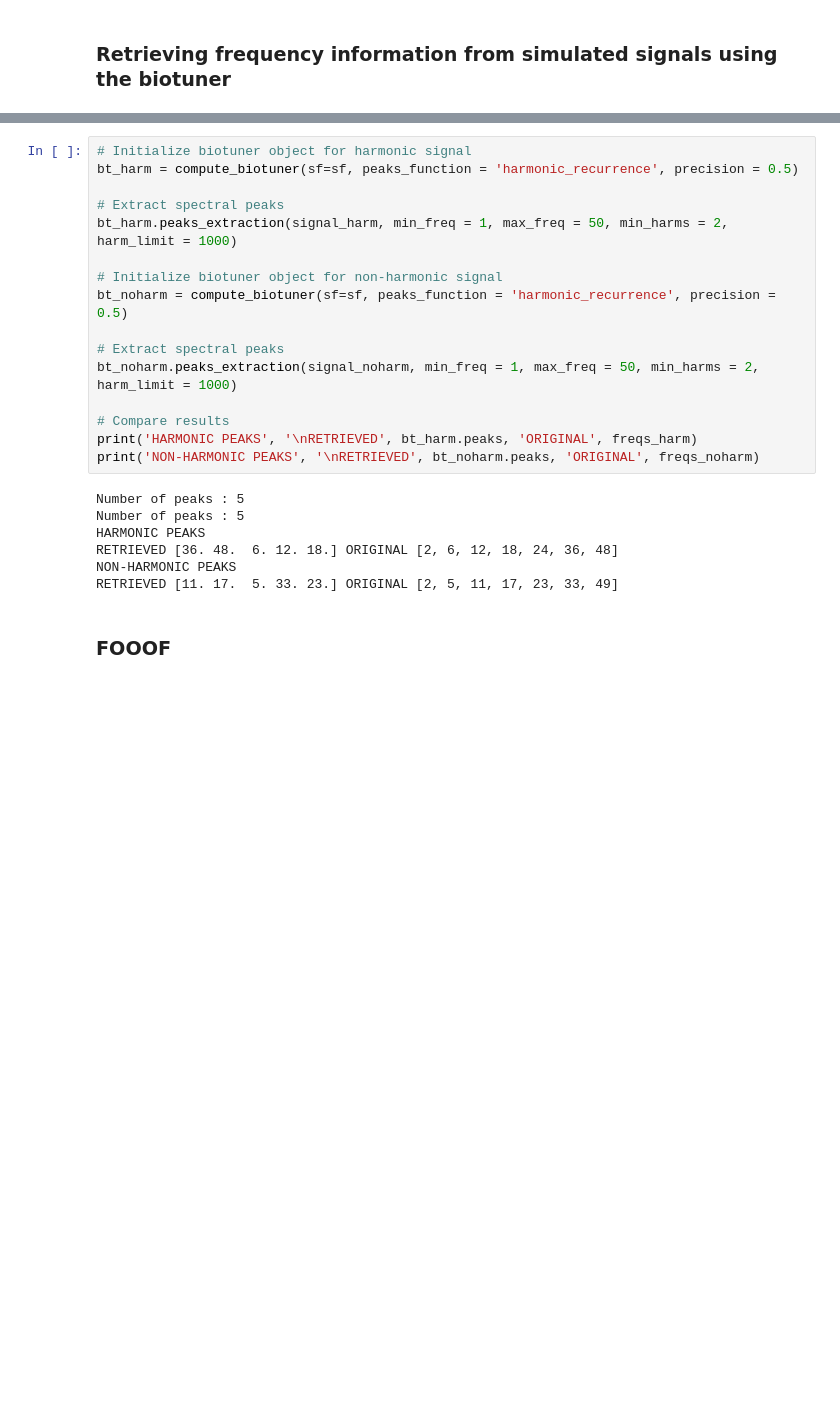
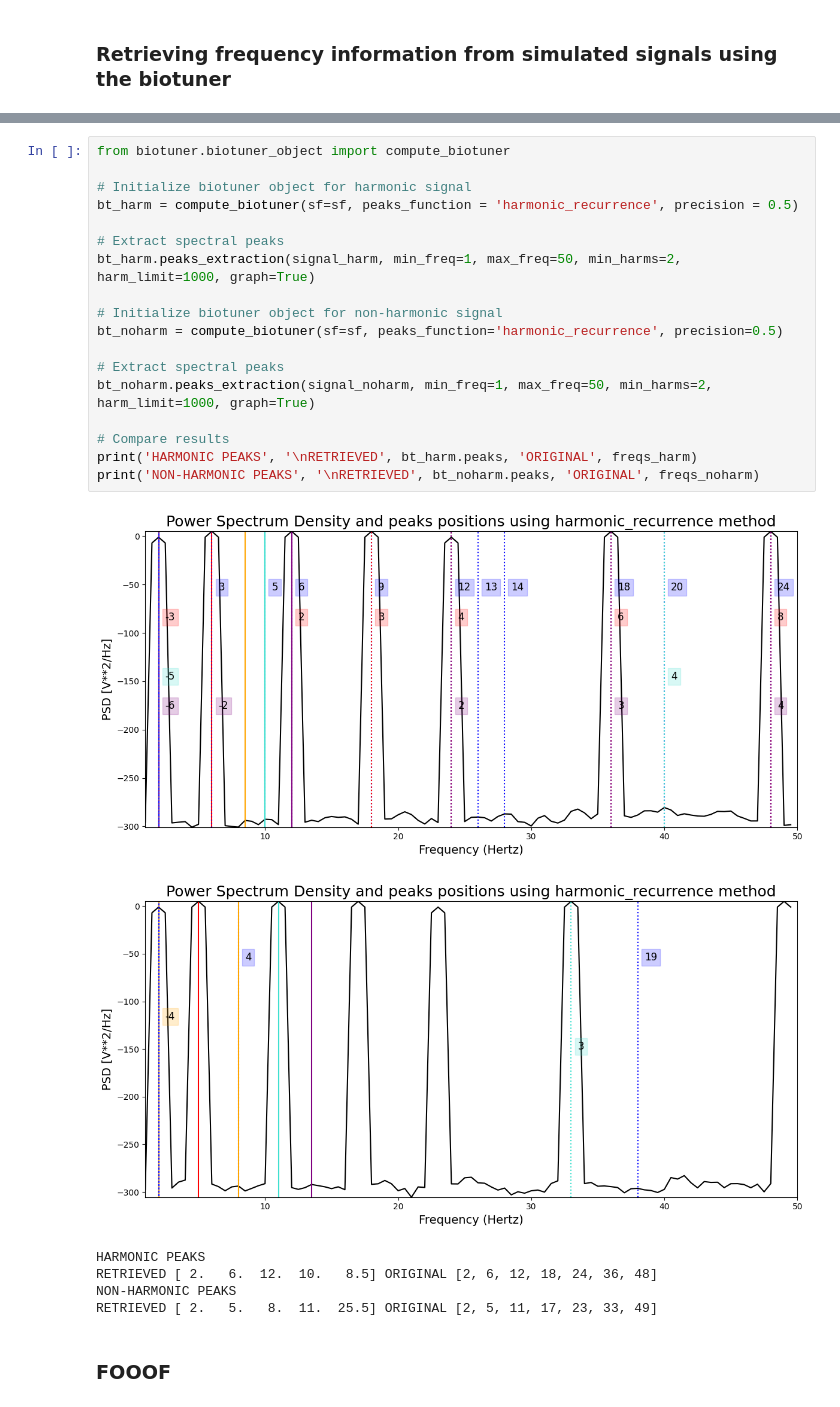
Before and after one commit to AntoineBellemare/biotuner, a Jupyter notebook: examples/peaks_extraction.ipynb, the cells around one changed output, grey strips where cells are left out. Saved outputs shown, nothing was run; the diff lists cells and outputs as text; blank space fills up the shorter version.

```diff
--- a/examples/peaks_extraction.ipynb
+++ b/examples/peaks_extraction.ipynb
@@ -71,26 +61,28 @@ Then, we want to retrieve the generator frequencies using different peaks_functi
 # %%
+from biotuner.biotuner_object import compute_biotuner
+
 # Initialize biotuner object for harmonic signal
 bt_harm = compute_biotuner(sf=sf, peaks_function = 'harmonic_recurrence', precision = 0.5)
 
 # Extract spectral peaks
-bt_harm.peaks_extraction(signal_harm, min_freq = 1, max_freq = 50, min_harms = 2, harm_limit = 1000)
+bt_harm.peaks_extraction(signal_harm, min_freq=1, max_freq=50, min_harms=2, harm_limit=1000, graph=True)
 
 # Initialize biotuner object for non-harmonic signal
-bt_noharm = compute_biotuner(sf=sf, peaks_function = 'harmonic_recurrence', precision = 0.5)
+bt_noharm = compute_biotuner(sf=sf, peaks_function='harmonic_recurrence', precision=0.5)
 
 # Extract spectral peaks
-bt_noharm.peaks_extraction(signal_noharm, min_freq = 1, max_freq = 50, min_harms = 2, harm_limit = 1000)
+bt_noharm.peaks_extraction(signal_noharm, min_freq=1, max_freq=50, min_harms=2, harm_limit=1000, graph=True)
 
 # Compare results
 print('HARMONIC PEAKS', '\nRETRIEVED', bt_harm.peaks, 'ORIGINAL', freqs_harm)
 print('NON-HARMONIC PEAKS', '\nRETRIEVED', bt_noharm.peaks, 'ORIGINAL', freqs_noharm)
 # %% [output]
+[figure, added]
+[figure, added]
-Number of peaks : 5
-Number of peaks : 5
 HARMONIC PEAKS
-RETRIEVED [36. 48.  6. 12. 18.] ORIGINAL [2, 6, 12, 18, 24, 36, 48]
+RETRIEVED [ 2.   6.  12.  10.   8.5] ORIGINAL [2, 6, 12, 18, 24, 36, 48]
 NON-HARMONIC PEAKS
-RETRIEVED [11. 17.  5. 33. 23.] ORIGINAL [2, 5, 11, 17, 23, 33, 49]
+RETRIEVED [ 2.   5.   8.  11.  25.5] ORIGINAL [2, 5, 11, 17, 23, 33, 49]
 # %% [markdown]
 ### FOOOF
 # %%
```
Also changed, not shown: parts of 15 cells of this notebook, 1 other file.
